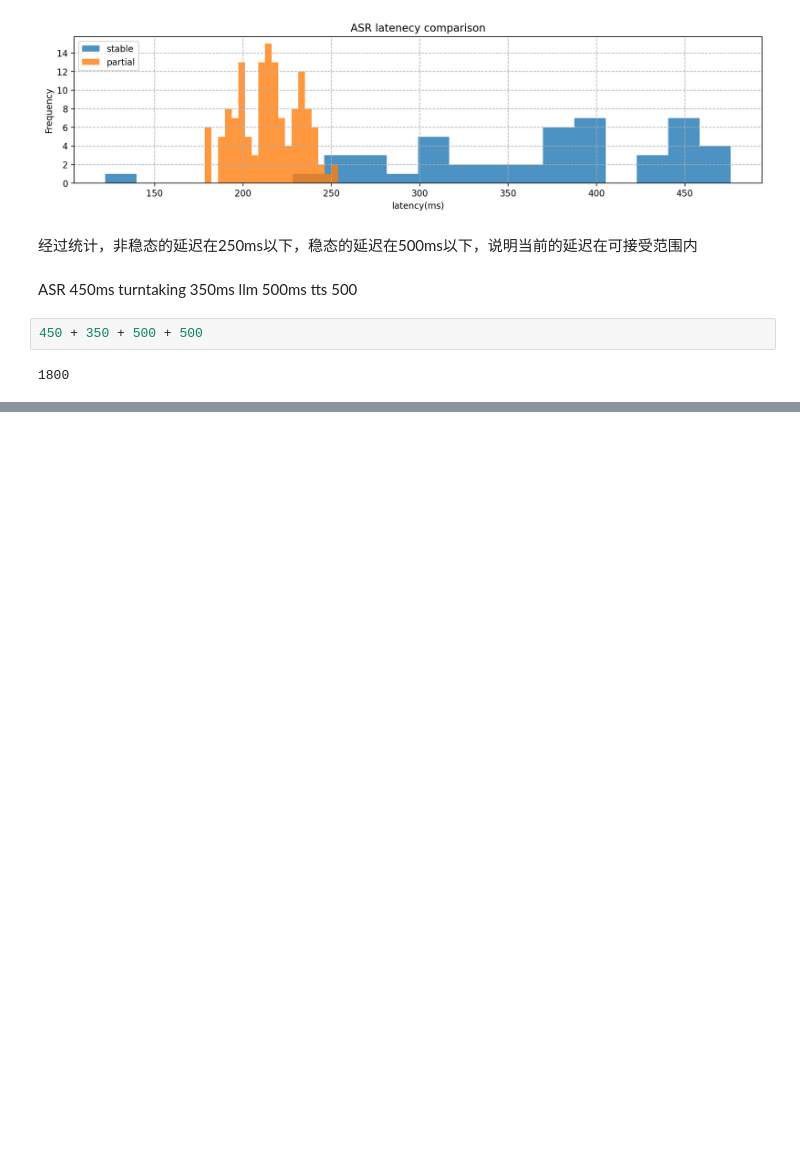
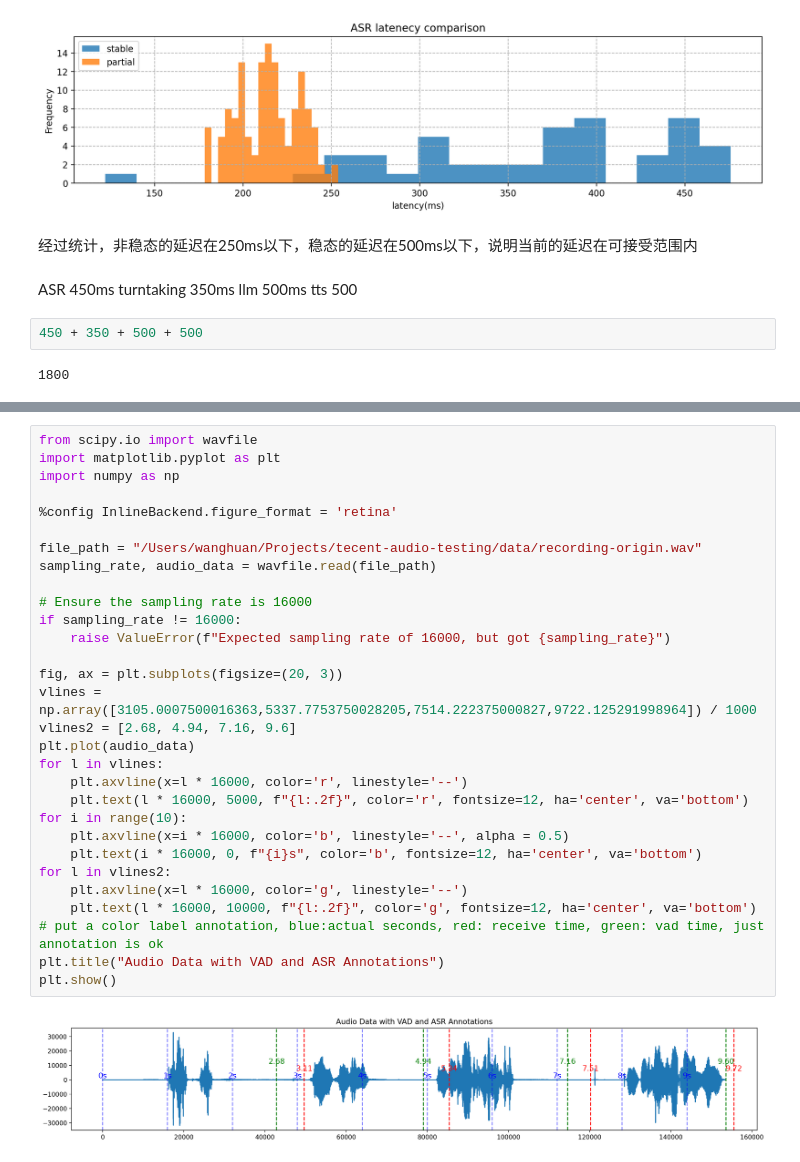
Before and after one commit to Kira1108/audio_latency_summary, a Jupyter notebook: report.ipynb, the cells around one changed output, grey strips where cells are left out. Drawn from its saved outputs; the diff is of its cells as text; blank space fills up the shorter version.

```diff
--- a/report.ipynb
+++ b/report.ipynb
@@ -208,0 +220,32 @@ temp[temp.action_type == 'recv']
+# %%
+from scipy.io import wavfile
+import matplotlib.pyplot as plt
+import numpy as np
+
+%config InlineBackend.figure_format = 'retina'
+
+file_path = "/Users/wanghuan/Projects/tecent-audio-testing/data/recording-origin.wav"
+sampling_rate, audio_data = wavfile.read(file_path)
+
+# Ensure the sampling rate is 16000
+if sampling_rate != 16000:
+    raise ValueError(f"Expected sampling rate of 16000, but got {sampling_rate}")
+
+fig, ax = plt.subplots(figsize=(20, 3))
+vlines = np.array([3105.0007500016363,5337.7753750028205,7514.222375000827,9722.125291998964]) / 1000
+vlines2 = [2.68, 4.94, 7.16, 9.6]
+plt.plot(audio_data)
+for l in vlines:
+    plt.axvline(x=l * 16000, color='r', linestyle='--')
+    plt.text(l * 16000, 5000, f"{l:.2f}", color='r', fontsize=12, ha='center', va='bottom')
+for i in range(10):
+    plt.axvline(x=i * 16000, color='b', linestyle='--', alpha = 0.5)
+    plt.text(i * 16000, 0, f"{i}s", color='b', fontsize=12, ha='center', va='bottom')
+for l in vlines2:
+    plt.axvline(x=l * 16000, color='g', linestyle='--')
+    plt.text(l * 16000, 10000, f"{l:.2f}", color='g', fontsize=12, ha='center', va='bottom')
+# put a color label annotation, blue:actual seconds, red: receive time, green: vad time, just annotation is ok
+plt.title("Audio Data with VAD and ASR Annotations")
+plt.show()
+# %% [output]
+[figure, added]
```
Also changed, not shown: parts of 2 cells of this notebook.
